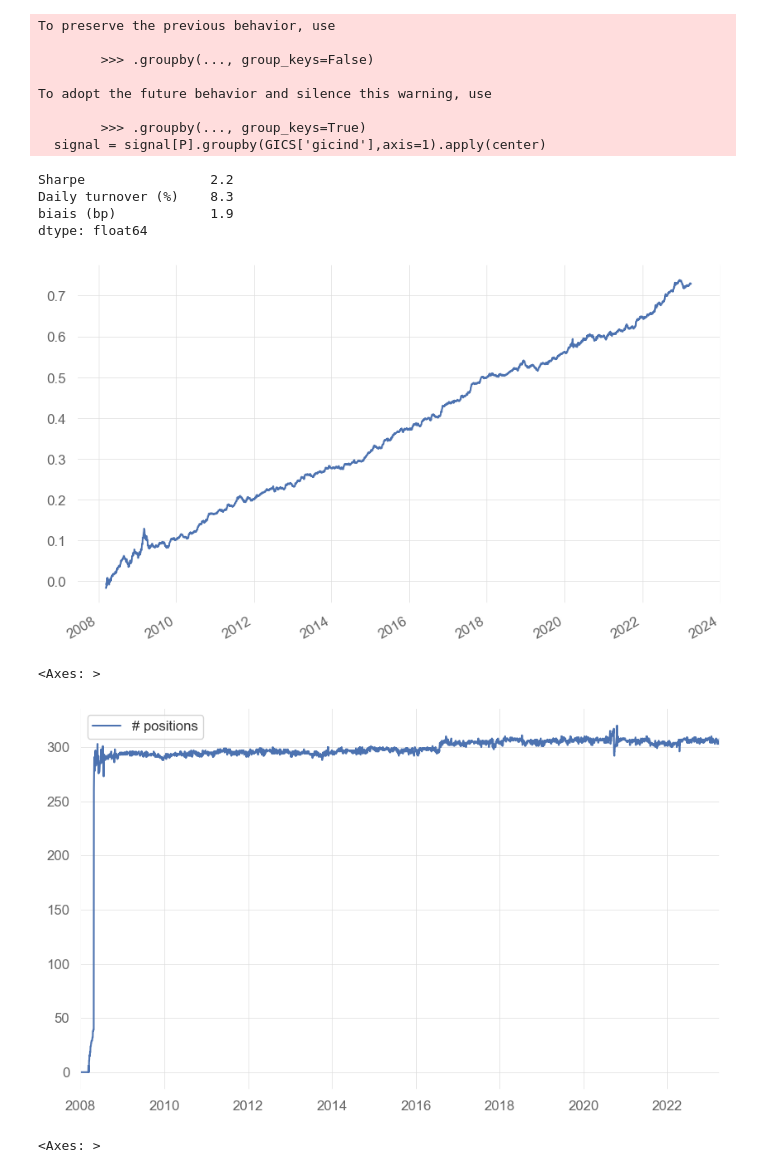
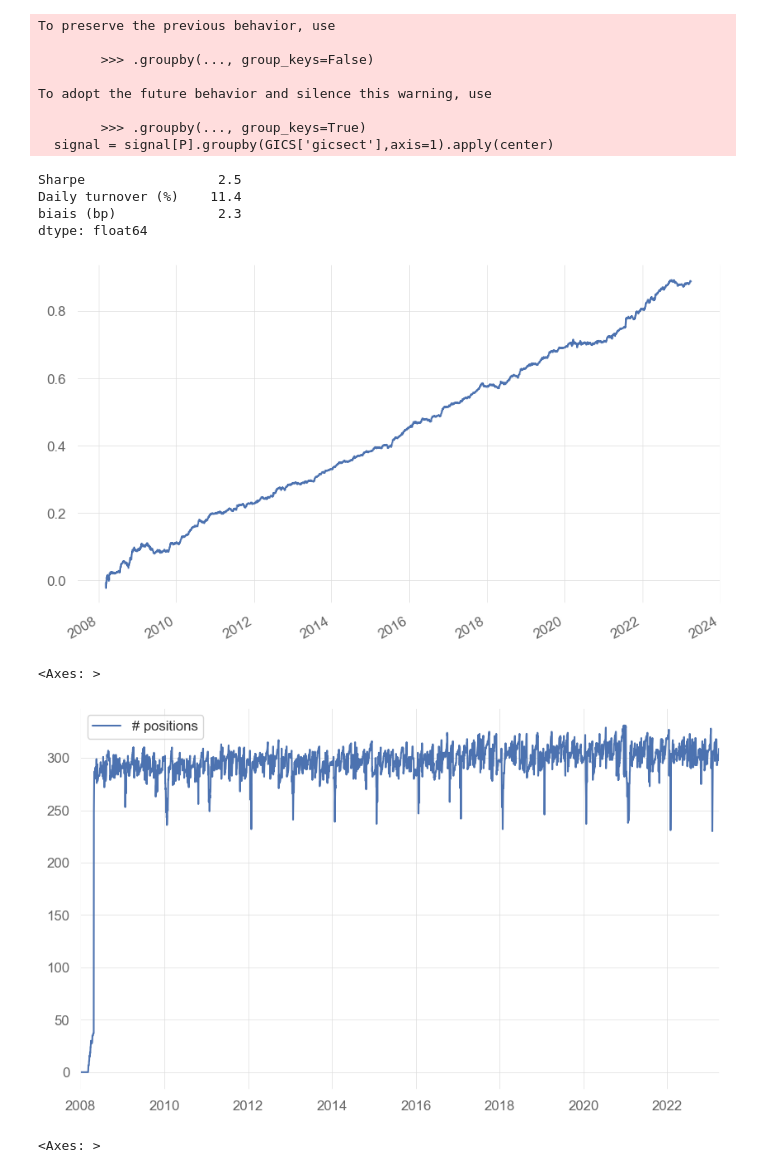
Before and after one commit to nabz78350/backtesting, a Jupyter notebook: strat_eps_surprise.ipynb, the cells around one changed output. Drawn from its saved outputs; the diff is of its cells as text; code cells hidden in the pictures.

```diff
--- a/strat_eps_surprise.ipynb
+++ b/strat_eps_surprise.ipynb
@@ -42,40 +54,40 @@ earnings.head()
 # %%
 eps_actual = earnings['epsActual'].unstack().reindex_like(P).ffill().astype(float)
 eps_estimate = earnings['epsEstimate'].unstack().reindex_like(P).ffill().astype(float)
-eps_suprise  = (eps_actual - eps_estimate).reindex_like(P).ffill()[P]
+eps_suprise  = (eps_actual * np.sign((eps_actual - eps_estimate))).reindex_like(P).ffill()[P]
 # %%
 signal = eps_suprise[P]
-signal = signal[P].rolling(252,min_periods=20).rank(axis=0,pct=True,ascending=True).clip(0.01,0.99).apply(norm.ppf)
+signal = signal[P].rolling(63,min_periods=20).rank(axis=0,pct=True,ascending=True).clip(0.01,0.99)
 signal = signal[P].rank(axis=1,pct=True,ascending=True).clip(0.01,0.99).apply(norm.ppf)
 
 signal[signal.abs()<0.5] = None
-signal = signal[P].groupby(GICS['gicind'],axis=1).apply(center)
+signal = signal[P].groupby(GICS['gicsect'],axis=1).apply(center)
 signal = signal[P].div(signal[P].abs().sum(1),0)
 
 PNL = (signal[P].shift()*R).sum(1).replace({0:np.nan}).dropna()
 sr = sharpe(PNL)
 turnover = signal.fillna(0).diff().abs().sum(1).mean()
 PNL.cumsum().plot()
 pd.Series({'Sharpe':sr,'Daily turnover (%)':turnover *100,'biais (bp)':PNL.mean()*1e4}).round(1)
 # %% [output]
 To preserve the previous behavior, use
 
         >>> .groupby(..., group_keys=False)
 
 To adopt the future behavior and silence this warning, use
 
         >>> .groupby(..., group_keys=True)
-  signal = signal[P].groupby(GICS['gicind'],axis=1).apply(center)
+  signal = signal[P].groupby(GICS['gicsect'],axis=1).apply(center)
-Sharpe                2.2
-Daily turnover (%)    8.3
-biais (bp)            1.9
+Sharpe                 2.5
+Daily turnover (%)    11.4
+biais (bp)             2.3
 dtype: float64
-[figure, old version]
+[figure, new version]
 # %%
 signal.count(1).plot(label ='# positions',legend=True)
 # %% [output]
 <Axes: >
-[figure, old version]
+[figure, new version]
 # %%
 signal.abs().sum(1).plot(label = 'absolute weights sum',legend=True)
 signal.sum(1).plot(label='weights sum',legend=True)
```
Also changed, not shown: parts of 5 cells of this notebook, 48 other files.
